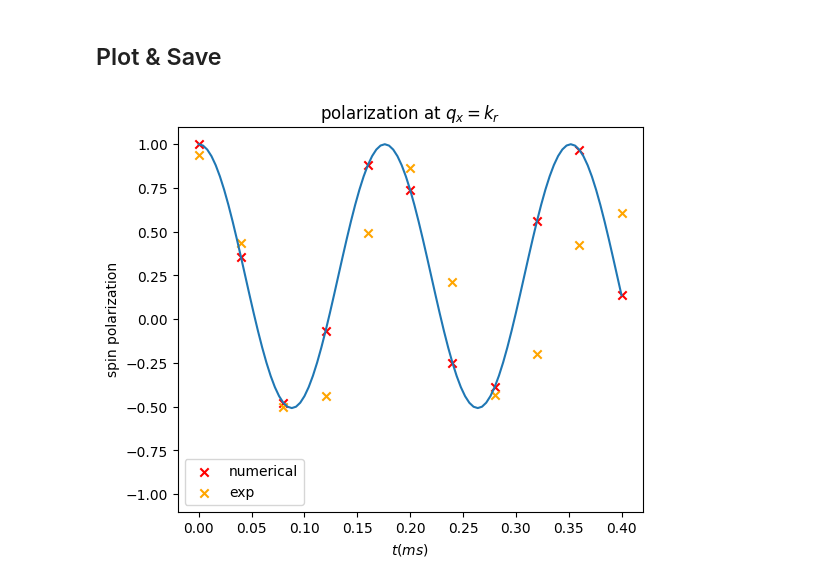
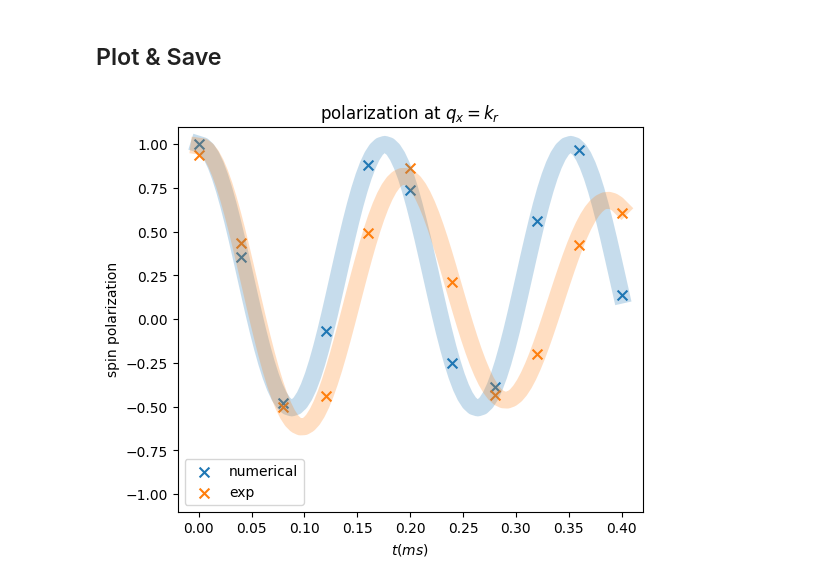
Before and after one commit to pco0511/yb-soc-two-body-loss, a Jupyter notebook: scripts/fig4b-refector-test.ipynb, the cells around one changed output. Saved outputs shown, nothing was run; the diff lists cells and outputs as text; code cells hidden in the pictures.

```diff
--- a/scripts/fig4b-refector-test.ipynb
+++ b/scripts/fig4b-refector-test.ipynb
@@ -368,21 +370,21 @@ exp_pol_fit = decaying_sine(save_at * 0.1129, *popt)
 # %%
 plt.figure(figsize=(6, 5))
 
 plt.title("polarization at $q_x = k_r$")
 
-plt.plot(save_at * 0.1129, num_polarization, line_width=2, alpha=0.4, color='tab:blue')
-plt.plot(save_at * 0.1129, exp_pol_fit, line_width=2, alpha=0.4, color='tab:orange')
+plt.plot(save_at * 0.1129, num_polarization, linewidth=12, alpha=0.25, color='tab:blue')
+plt.plot(save_at * 0.1129, exp_pol_fit, linewidth=12, alpha=0.25, color='tab:orange')
 
-plt.scatter(save_at[0::10] * 0.1129, num_polarization[0::10], s=5, marker='x', color='tab:blue', label="numerical")
-plt.scatter(exp_time[:11], exp_polarization[:11], s=5, marker='x', color='tab:orange', label="exp")
+plt.scatter(save_at[0::10] * 0.1129, num_polarization[0::10], s=50, marker='x', color='tab:blue', label="numerical")
+plt.scatter(exp_time[:11], exp_polarization[:11], s=50, marker='x', color='tab:orange', label="exp")
 
 plt.ylabel("spin polarization")
 plt.xlabel("$t (ms)$")
 plt.ylim(-1.1, 1.1)
 
 plt.legend()
 plt.show()
 # %% [output]
-[figure, old version]
+[figure, new version]
 # %%
 df_lower = pd.read_csv(exp_data_path2)
```
Also changed, not shown: parts of 3 cells of this notebook.
